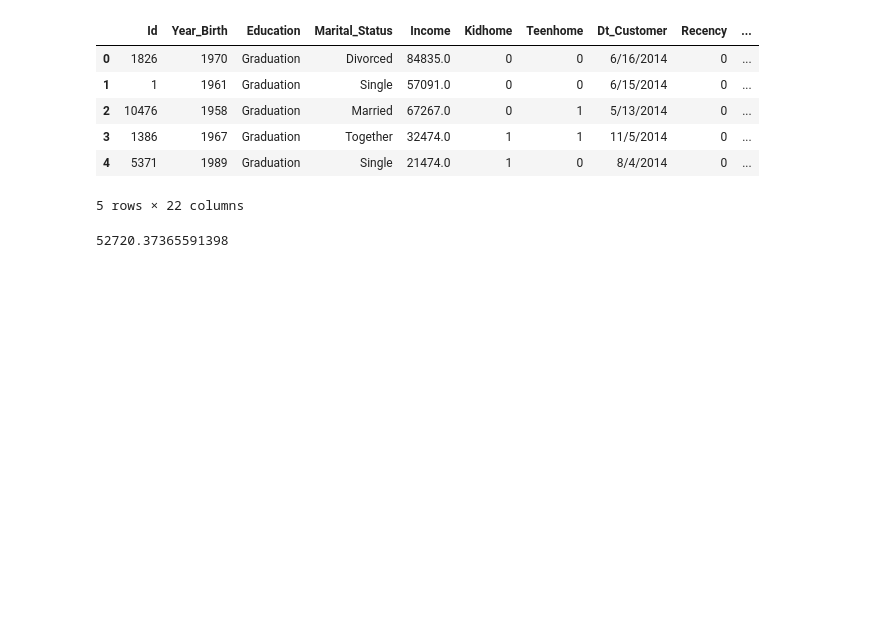
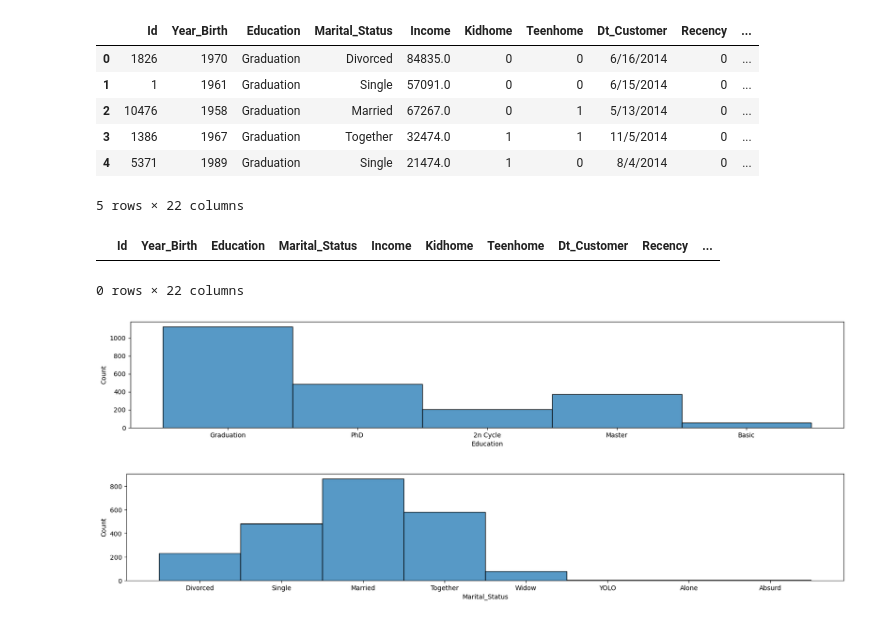
Before and after one commit to Marcos-Verdi/DA_Cls_marketingCampaign, a Jupyter notebook: market_campaign_analysis.ipynb, the cells around one changed output. Saved outputs shown, nothing was run; the diff lists cells and outputs as text; code cells hidden in the pictures; blank space fills up the shorter version.

```diff
--- a/market_campaign_analysis.ipynb
+++ b/market_campaign_analysis.ipynb
@@ -147,7 +147,26 @@ df1.head(5)
 | 3 | 1386 | 1967 | Graduation | Together | 32474.0 | 1 | 1 | 11/5/2014 | 0 | ... |
 | 4 | 5371 | 1989 | Graduation | Single | 21474.0 | 1 | 0 | 8/4/2014 | 0 | ... |
 5 rows × 22 columns
-# %%
-df[df['Education'] == 'Graduation']['Income'].mean()
-# %% [output]
-52720.37365591398
+# %%
+df1[df1.duplicated()]
+# %% [output]
+|  | Id | Year_Birth | Education | Marital_Status | Income | Kidhome | Teenhome | Dt_Customer | Recency | ... |
+0 rows × 22 columns
+# %%
+df1.drop('Id',axis=1,inplace=True)
+# %%
+num_cols = []
+cat_cols = []
+# %%
+for col in df1.columns:
+    if df1[col].dtype == 'object':
+        cat_cols.append(col)
+    else:
+        num_cols.append(col)
+# %%
+for col in cat_cols[0:-1]:
+    plt.figure(figsize=(20,3))
+    sns.histplot(df1[col])
+# %% [output]
+[figure, added]
+[figure, added]
```
Also changed, not shown: parts of 16 cells of this notebook.
